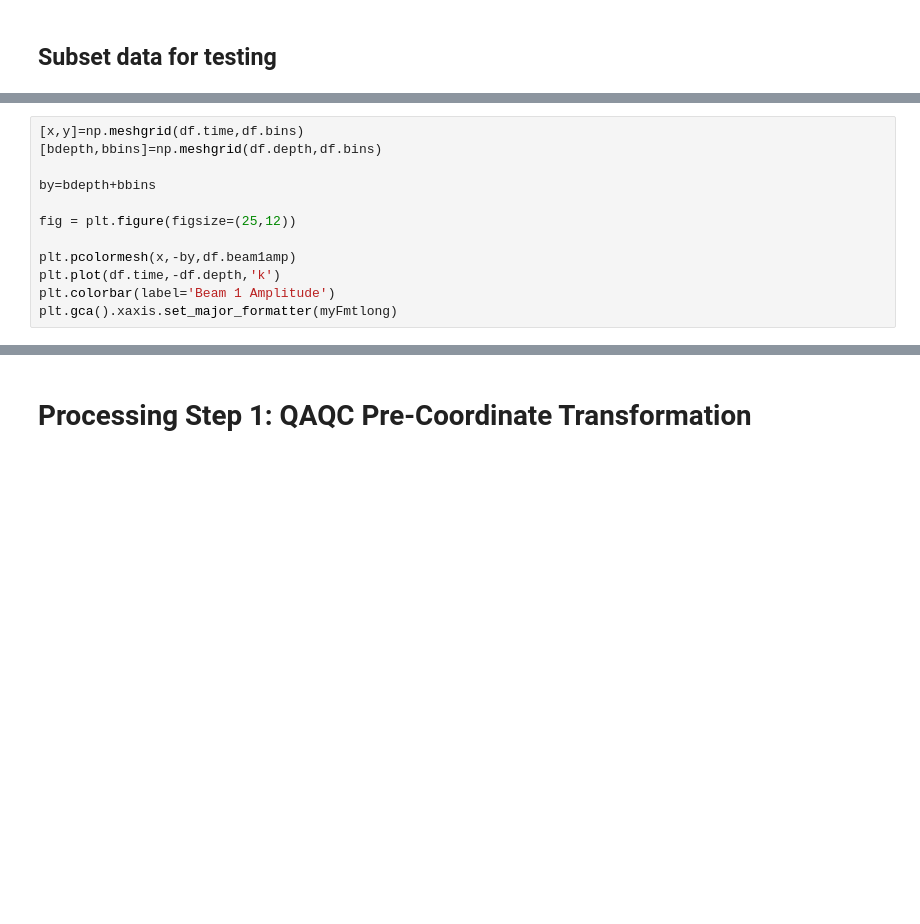
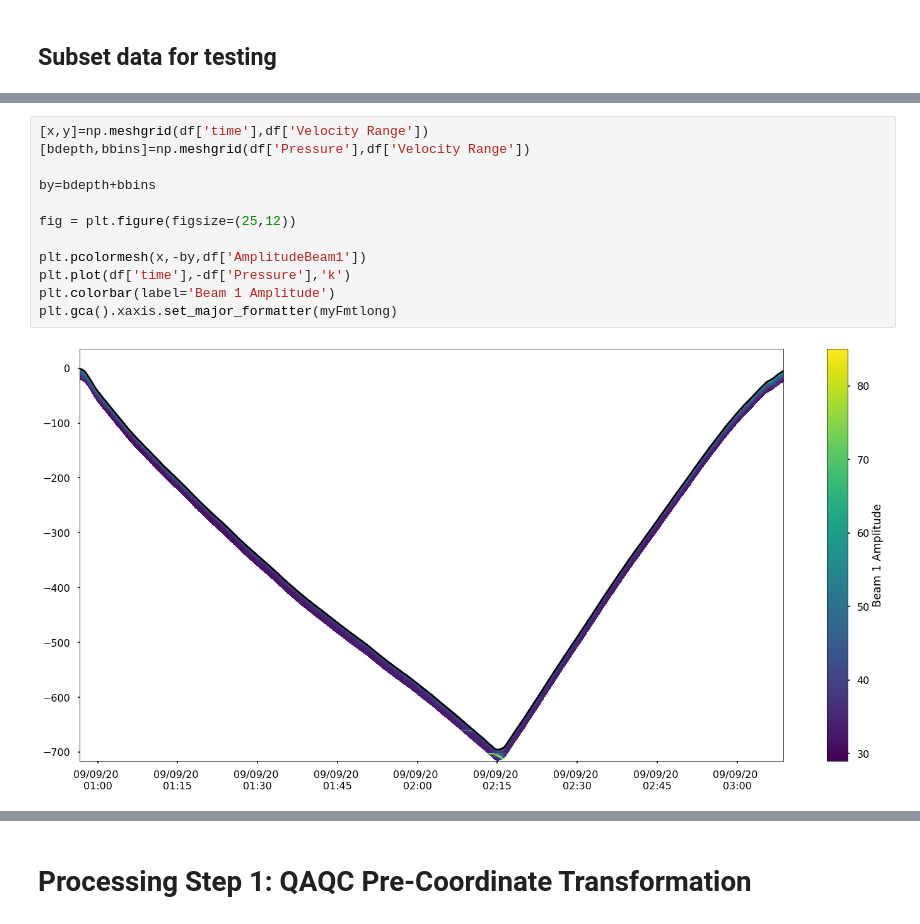
Before and after one commit to JGradone/Slocum-AD2CP, a Jupyter notebook: notebooks/01_AD2CP_Processing.ipynb, the cells around one changed output, grey strips where cells are left out. Saved outputs shown, nothing was run; the diff lists cells and outputs as text; blank space fills up the shorter version.

```diff
--- a/notebooks/01_AD2CP_Processing.ipynb
+++ b/notebooks/01_AD2CP_Processing.ipynb
@@ -119,12 +154,14 @@ df
 # %%
-[x,y]=np.meshgrid(df.time,df.bins)
-[bdepth,bbins]=np.meshgrid(df.depth,df.bins)
+[x,y]=np.meshgrid(df['time'],df['Velocity Range'])
+[bdepth,bbins]=np.meshgrid(df['Pressure'],df['Velocity Range'])
 
 by=bdepth+bbins
 
 fig = plt.figure(figsize=(25,12))
 
-plt.pcolormesh(x,-by,df.beam1amp)
-plt.plot(df.time,-df.depth,'k')
+plt.pcolormesh(x,-by,df['AmplitudeBeam1'])
+plt.plot(df['time'],-df['Pressure'],'k')
 plt.colorbar(label='Beam 1 Amplitude')
 plt.gca().xaxis.set_major_formatter(myFmtlong)
+# %% [output]
+[figure, added]
```
Also changed, not shown: parts of 27 cells of this notebook, 1 other file.
